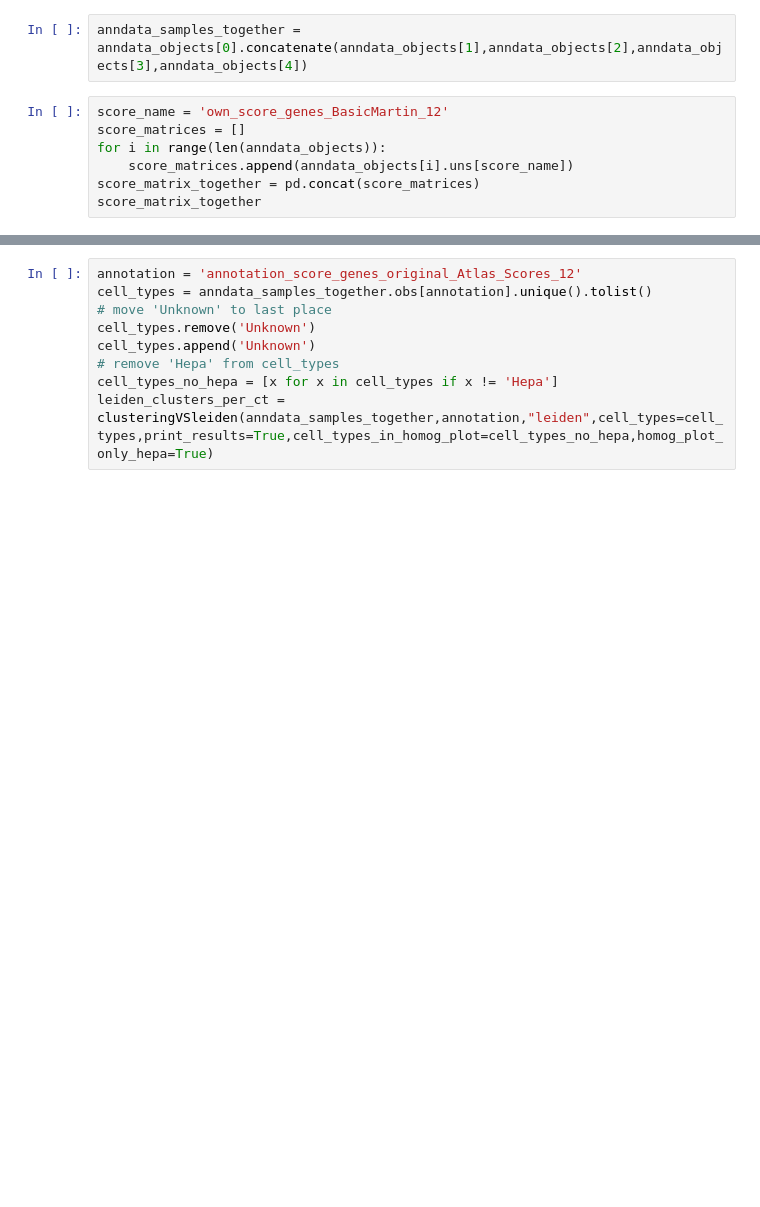
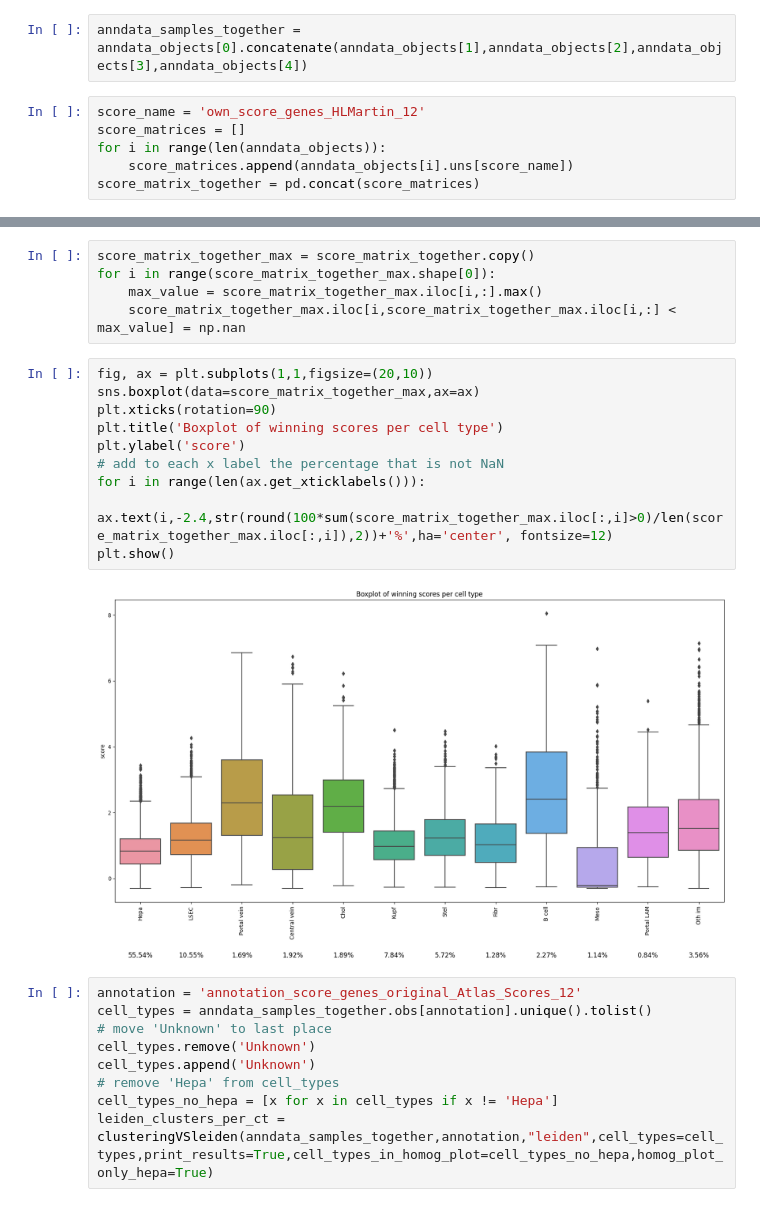
Before and after one commit to WoutVanhenden/Thesis, a Jupyter notebook: extra_plots.ipynb, the cells around one changed output, grey strips where cells are left out. Cells and saved outputs as stored; diff of their text form; blank space fills up the shorter version.

Commit message:
boxplots

```diff
--- a/extra_plots.ipynb
+++ b/extra_plots.ipynb
@@ -51,9 +51,8 @@ for i in range(len(anndata_objects)):
 # %%
 anndata_samples_together = anndata_objects[0].concatenate(anndata_objects[1],anndata_objects[2],anndata_objects[3],anndata_objects[4])
 # %%
-score_name = 'own_score_genes_BasicMartin_12'
+score_name = 'own_score_genes_HLMartin_12'
 score_matrices = []
 for i in range(len(anndata_objects)):
     score_matrices.append(anndata_objects[i].uns[score_name])
 score_matrix_together = pd.concat(score_matrices)
-score_matrix_together
@@ -74,3 +59,20 @@ score_matrix_together
+# %%
+score_matrix_together_max = score_matrix_together.copy()
+for i in range(score_matrix_together_max.shape[0]):
+    max_value = score_matrix_together_max.iloc[i,:].max()
+    score_matrix_together_max.iloc[i,score_matrix_together_max.iloc[i,:] < max_value] = np.nan
+# %%
+fig, ax = plt.subplots(1,1,figsize=(20,10))
+sns.boxplot(data=score_matrix_together_max,ax=ax)
+plt.xticks(rotation=90)
+plt.title('Boxplot of winning scores per cell type')
+plt.ylabel('score')
+# add to each x label the percentage that is not NaN
+for i in range(len(ax.get_xticklabels())):
+    ax.text(i,-2.4,str(round(100*sum(score_matrix_together_max.iloc[:,i]>0)/len(score_matrix_together_max.iloc[:,i]),2))+'%',ha='center', fontsize=12)
+plt.show()
+# %% [output]
+[figure, added]
 # %%
 annotation = 'annotation_score_genes_original_Atlas_Scores_12'
 cell_types = anndata_samples_together.obs[annotation].unique().tolist()
```
Also changed, not shown: parts of 1 cell of this notebook.
